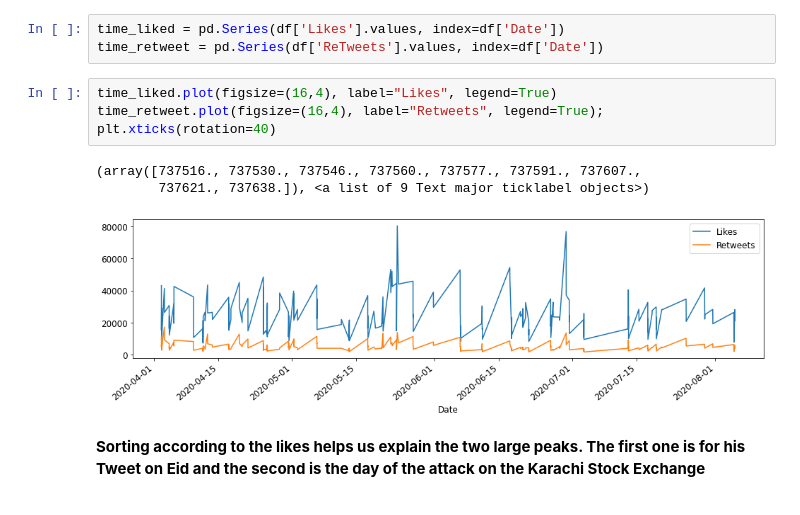
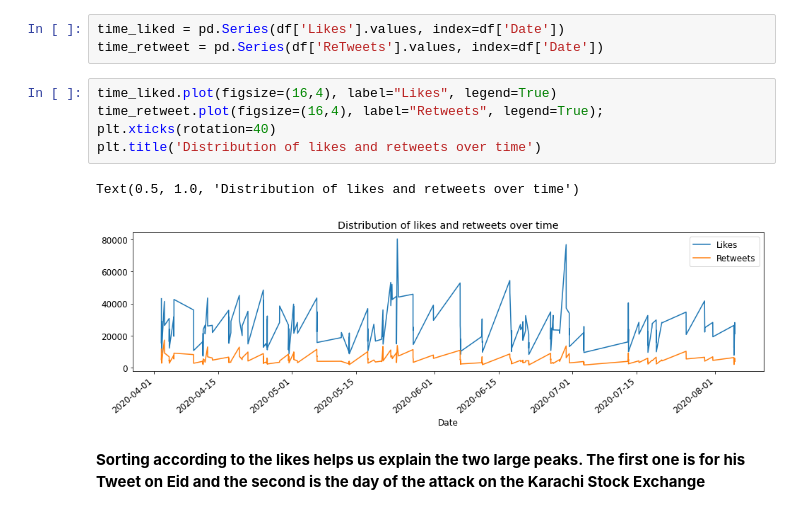
Before and after one commit to AliShujjat/Twitter, a Jupyter notebook: TwitterImran.ipynb, the cells around one changed output. Saved outputs shown, nothing was run; the diff lists cells and outputs as text.

Commit message:
Labeled graphs

```diff
--- a/TwitterImran.ipynb
+++ b/TwitterImran.ipynb
@@ -206,11 +206,11 @@ time_retweet = pd.Series(df['ReTweets'].values, index=df['Date'])
 # %%
 time_liked.plot(figsize=(16,4), label="Likes", legend=True)
 time_retweet.plot(figsize=(16,4), label="Retweets", legend=True);
 plt.xticks(rotation=40)
+plt.title('Distribution of likes and retweets over time')
 # %% [output]
-(array([737516., 737530., 737546., 737560., 737577., 737591., 737607.,
-        737621., 737638.]), <a list of 9 Text major ticklabel objects>)
+Text(0.5, 1.0, 'Distribution of likes and retweets over time')
-[figure, old version]
+[figure, new version]
 # %% [markdown]
 **Sorting according to the likes helps us explain the two large peaks. The first one is for his Tweet on Eid and the second is the day of the attack on the Karachi Stock Exchange**
 # %%
```
Also changed, not shown: parts of 8 cells of this notebook.
